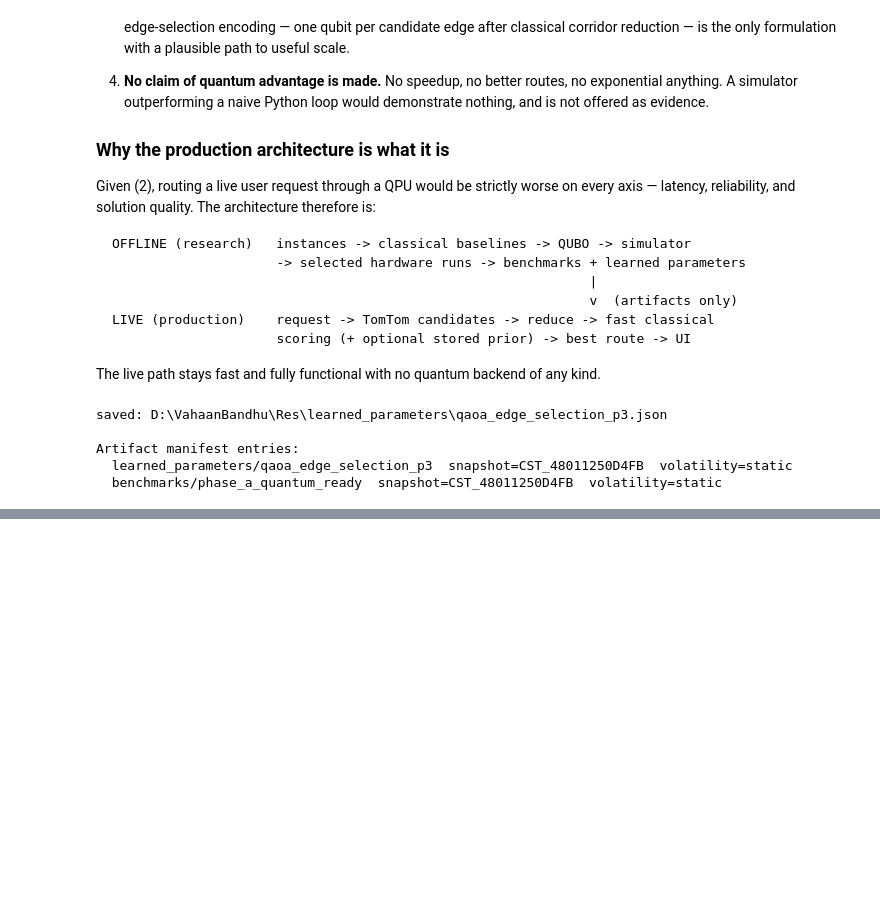
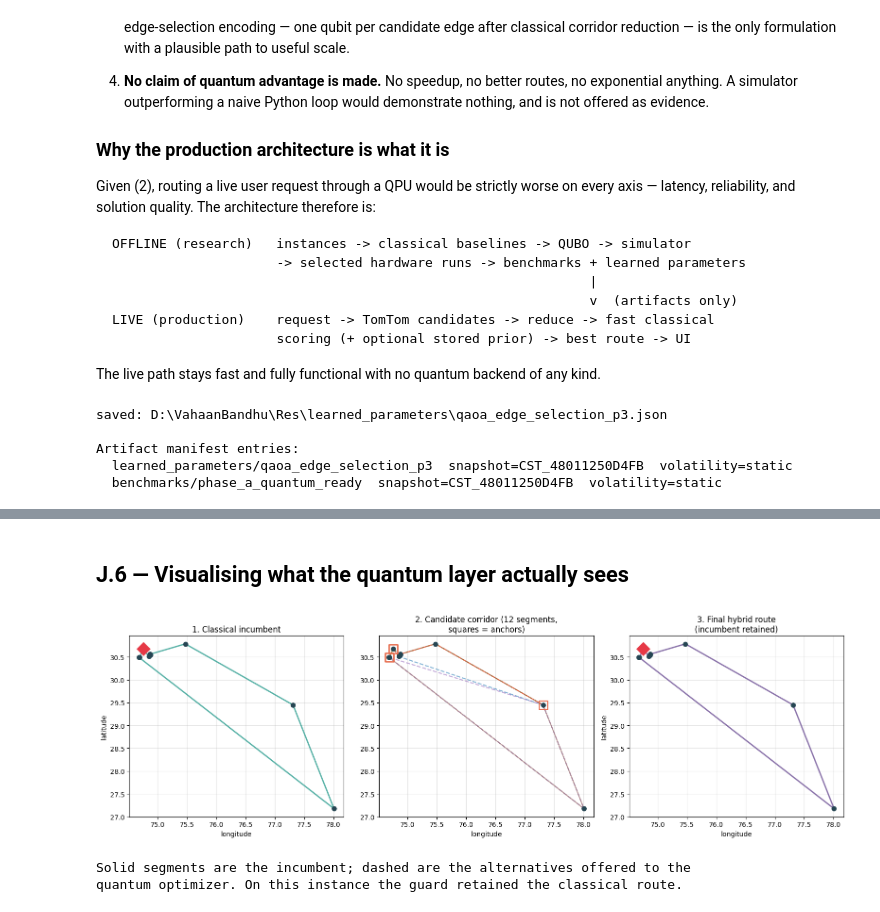
Before and after one commit to Niranjan1Praveen/VahaanBandhu, a Jupyter notebook: Research/route_optimization_classical_quantum.ipynb, the cells around one changed output, grey strips where cells are left out. Cells and saved outputs as stored; diff of their text form; code cells hidden in the pictures; blank space fills up the shorter version.

```diff
--- a/Research/route_optimization_classical_quantum.ipynb
+++ b/Research/route_optimization_classical_quantum.ipynb
@@ -916,0 +1073,14 @@ Artifact manifest entries:
+# %%
+from routing.hybrid.corridor import build_corridor, should_refine
+from routing.hybrid.segment_qubo import (build_segment_qubo, coupling_density,
+                                         incumbent_bitstring, decode_segments)
+
+inst = load_instance(il.instance_id.iloc[0])
+Cm = objective_cost_matrix(inst)
+tour, _, _ = solve_classical(inst)
+corr = build_corridor(inst, tour, max_variables=18, cost_matrix=Cm, seed=1)
+print(json.dumps(corr.summary(), indent=2, default=str))
+print("\nSegments presented to the quantum optimizer:")
+for s in corr.segments[:10]:
+    mark = " <- incumbent" if s.segment_id in corr.incumbent_segment_ids else ""
+    print(f"  {s.segment_id:10s} {str(s.path):26s} cost={s.cost:9.2f} [{s.source}]{mark}")
@@ -916,0 +1258,35 @@ Artifact manifest entries:
+# %% [markdown]
+## J.6 — Visualising what the quantum layer actually sees
+# %%
+fig, axes = plt.subplots(1, 3, figsize=(16, 5))
+coords = inst.coords
+
+def draw(ax, tour, title, color):
+    ax.scatter(coords[:,1], coords[:,0], s=45, c="#264653", zorder=3)
+    ax.scatter(coords[inst.depot_index,1], coords[inst.depot_index,0],
+               s=200, marker="D", c="#e63946", zorder=4, label="depot")
+    seq = list(tour) + [tour[0]]
+    ax.plot(coords[seq,1], coords[seq,0], "-", c=color, lw=2, alpha=0.8)
+    ax.set(title=title, xlabel="longitude", ylabel="latitude")
+
+draw(axes[0], corr.incumbent_tour, "1. Classical incumbent", "#2a9d8f")
+
+axes[1].scatter(coords[:,1], coords[:,0], s=45, c="#264653", zorder=3)
+for s in corr.segments:
+    p = list(s.path)
+    style = "-" if s.segment_id in corr.incumbent_segment_ids else "--"
+    axes[1].plot(coords[p,1], coords[p,0], style, alpha=0.55, lw=1.6)
+for a in corr.anchors:
+    axes[1].scatter(coords[a,1], coords[a,0], s=170, marker="s",
+                    facecolors="none", edgecolors="#e76f51", lw=2, zorder=5)
+axes[1].set(title=f"2. Candidate corridor ({corr.n_variables} segments,\nsquares = anchors)",
+            xlabel="longitude")
+
+draw(axes[2], corr.incumbent_tour, "3. Final hybrid route\n(incumbent retained)", "#6a4c93")
+plt.tight_layout(); plt.show()
+print("Solid segments are the incumbent; dashed are the alternatives offered to the")
+print("quantum optimizer. On this instance the guard retained the classical route.")
+# %% [output]
+[figure, added]
+Solid segments are the incumbent; dashed are the alternatives offered to the
+quantum optimizer. On this instance the guard retained the classical route.
```
Also changed, not shown: parts of 39 cells of this notebook, 18 other files.
